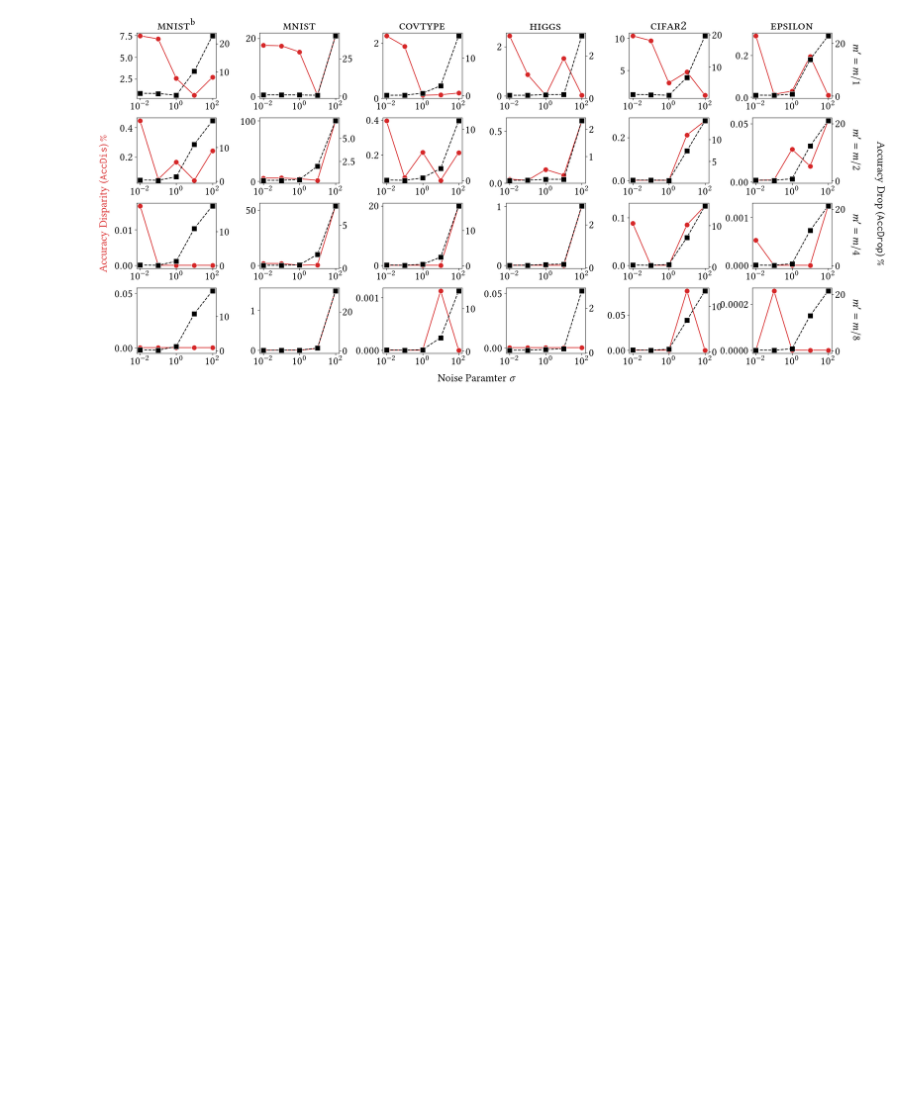
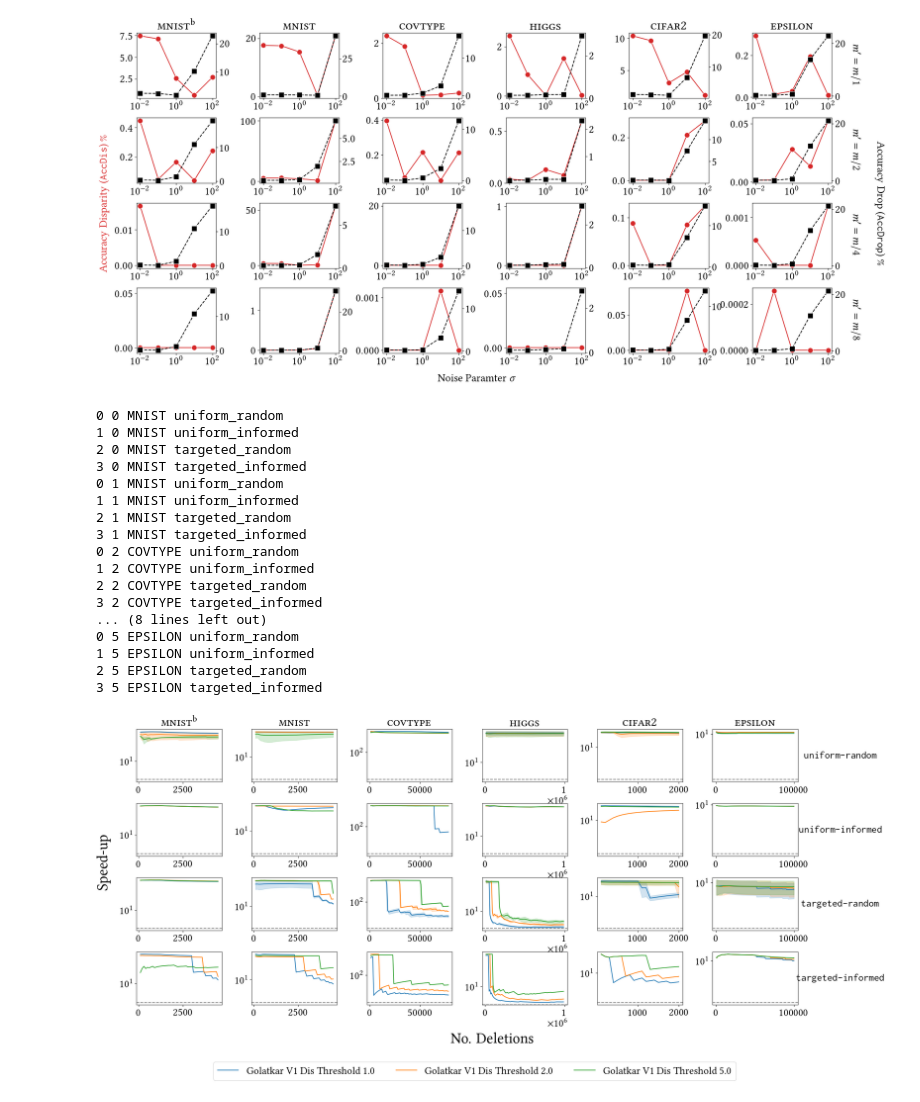
Before and after one commit to testc2/unlearning-experiments, a Jupyter notebook: code/plotting/Final Plots.ipynb, the cells around one changed output. Saved outputs shown, nothing was run; the diff lists cells and outputs as text; code cells hidden in the pictures; blank space fills up the shorter version.

```diff
--- a/code/plotting/Final Plots.ipynb
+++ b/code/plotting/Final Plots.ipynb
@@ -57,7 +57,7 @@ fig_height =fig_width*golden_mean       # height in inches
 fig_size = [fig_width,fig_height]
 
 mpl.rcParams.update(new_rc_params)
-save = True
+save = False
 # %%
 # scale = {k:v*3 for k,v in default.items()}
 # new_rc_params.update(scale)
@@ -162,3 +162,28 @@ mpl.rcParams.update(new_rc_params)
 plot_unlearning_appendix(results_dir,method="gol",remove_ratio_idx=2,save_fig=save,latex=True,fig_width_pt=fig_width_pt,scale=3)
 # %% [output]
 [figure]
+# %%
+scale = {k:v*3 for k,v in get_default(inc=1).items()}
+new_rc_params.update(scale)
+mpl.rcParams.update(new_rc_params)
+
+plot_speedup(results_dir,strategy="gol_dis_v1",save_fig=True,latex=True,fig_width_pt=fig_width_pt,scale=3)
+# %% [output]
+0 0 MNIST uniform_random
+1 0 MNIST uniform_informed
+2 0 MNIST targeted_random
+3 0 MNIST targeted_informed
+0 1 MNIST uniform_random
+1 1 MNIST uniform_informed
+2 1 MNIST targeted_random
+3 1 MNIST targeted_informed
+0 2 COVTYPE uniform_random
+1 2 COVTYPE uniform_informed
+2 2 COVTYPE targeted_random
+3 2 COVTYPE targeted_informed
+... (8 lines left out)
+0 5 EPSILON uniform_random
+1 5 EPSILON uniform_informed
+2 5 EPSILON targeted_random
+3 5 EPSILON targeted_informed
+[figure, added]
```
Also changed, not shown: parts of 3 cells of this notebook, 2 other files.
